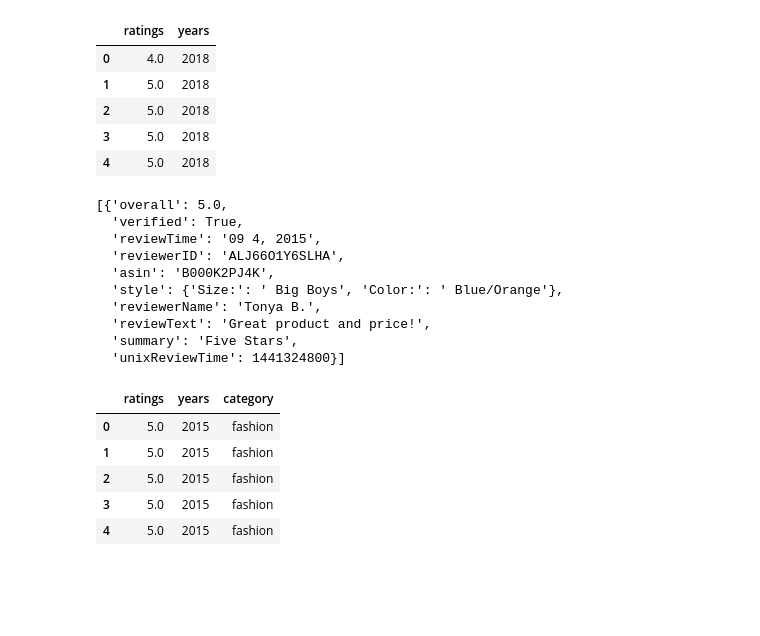
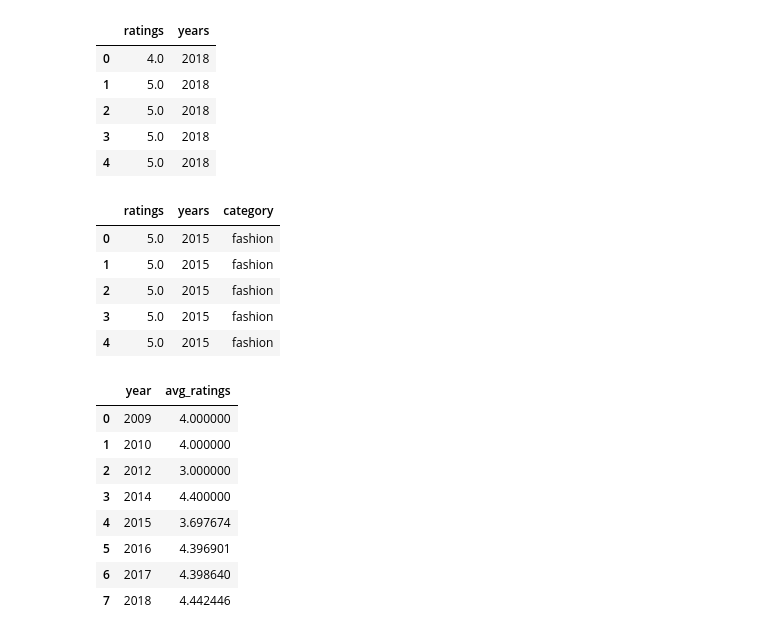
Before and after one commit to Nicole-LijuanChen/Patterns-in-Amazon-customer-ratings, a Jupyter notebook: data-cleaning.ipynb, the cells around one changed output. Drawn from its saved outputs; the diff is of its cells as text; code cells hidden in the pictures; blank space fills up the shorter version.

```diff
--- a/data-cleaning.ipynb
+++ b/data-cleaning.ipynb
@@ -654,28 +639,29 @@ path_fashion = 'data/AMAZON_FASHION_5.json'
 # Create Spark RDD
 fashion_rdd = sc.textFile(path_fashion)
 # Map each RDD item to JSON
-fashion_rdd_json = fashion_rdd.map(parse_json)
+fashion_rdd_json = map_to_json(fashion_rdd)
 
-# Sample View
-fashion_rdd_json.take(1)
+#clean data: filter the ratings that is not verified.
+#create a dataframe that contains year, ratings, and category name.
+ratings_fashion = clean_data(fashion_rdd_json,'fashion')
+ratings_fashion.head(5)
 # %% [output]
-[{'overall': 5.0,
-  'verified': True,
-  'reviewTime': '09 4, 2015',
-  'reviewerID': 'ALJ66O1Y6SLHA',
-  'asin': 'B000K2PJ4K',
-  'style': {'Size:': ' Big Boys', 'Color:': ' Blue/Orange'},
-  'reviewerName': 'Tonya B.',
-  'reviewText': 'Great product and price!',
-  'summary': 'Five Stars',
-  'unixReviewTime': 1441324800}]
+|  | ratings | years | category |
+| 0 | 5.0 | 2015 | fashion |
+| 1 | 5.0 | 2015 | fashion |
+| 2 | 5.0 | 2015 | fashion |
+| 3 | 5.0 | 2015 | fashion |
+| 4 | 5.0 | 2015 | fashion |
-# %%
-ratings_fashion = clean_data(fashion_rdd_json,'fashion')
-ratings_fashion.head(5)
-# %% [output]
-|  | ratings | years | category |
-| 0 | 5.0 | 2015 | fashion |
-| 1 | 5.0 | 2015 | fashion |
-| 2 | 5.0 | 2015 | fashion |
-| 3 | 5.0 | 2015 | fashion |
-| 4 | 5.0 | 2015 | fashion |
+# %%
+by_year_fathion = avg_by_year(ratings_fashion)
+by_year_fathion
+# %% [output]
+|  | year | avg_ratings |
+| 0 | 2009 | 4.000000 |
+| 1 | 2010 | 4.000000 |
+| 2 | 2012 | 3.000000 |
+| 3 | 2014 | 4.400000 |
+| 4 | 2015 | 3.697674 |
+| 5 | 2016 | 4.396901 |
+| 6 | 2017 | 4.398640 |
+| 7 | 2018 | 4.442446 |
```
Also changed, not shown: parts of 23 cells of this notebook, 1 other file.
